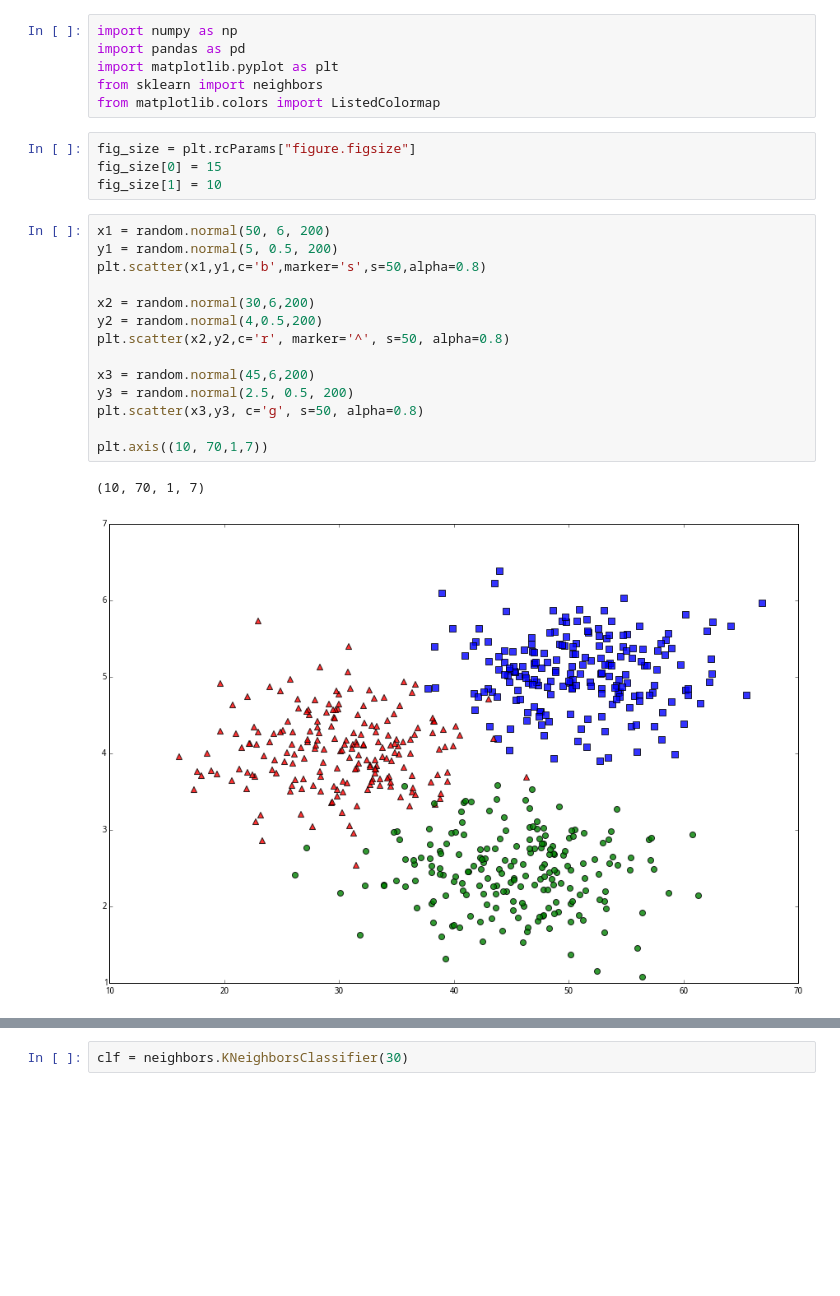
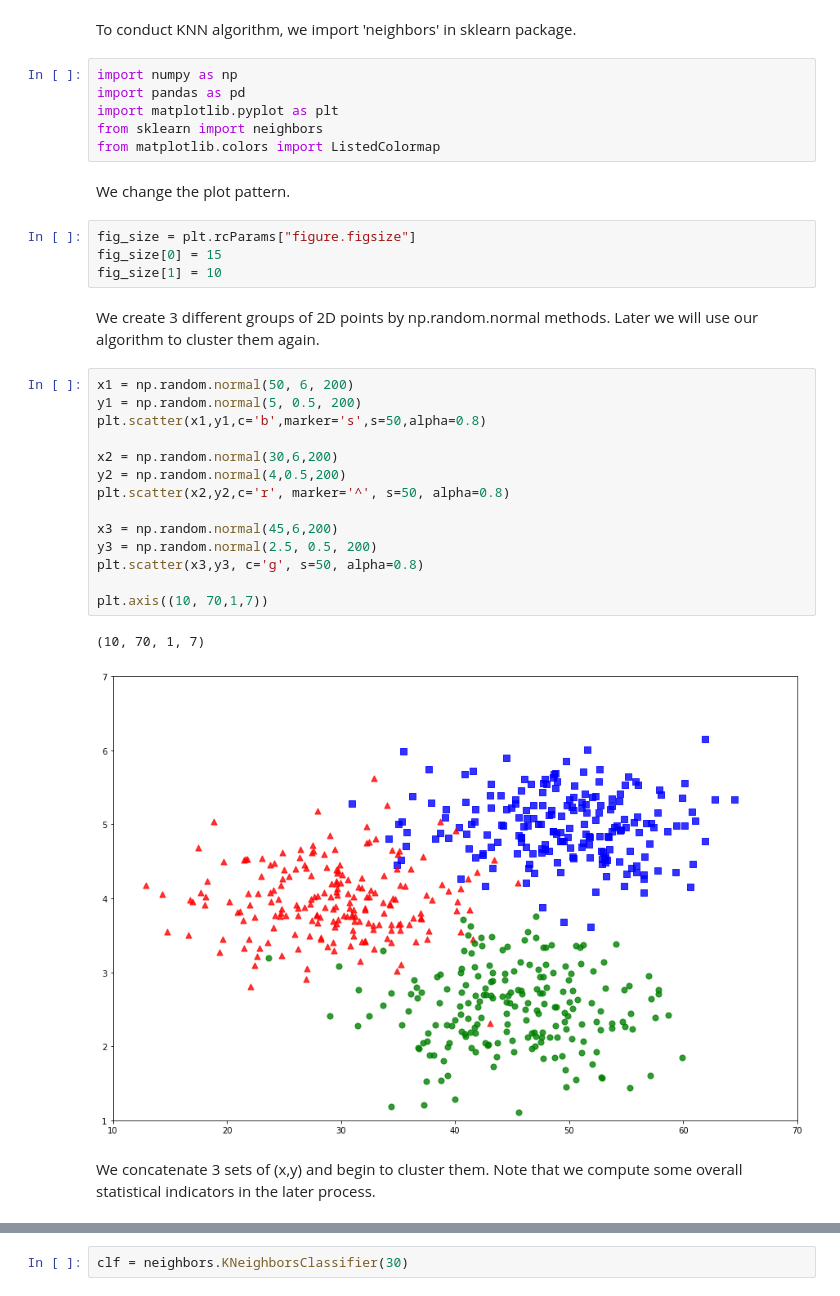
Before and after one commit to Pangbo15/SIQEF-RA-2020, a Jupyter notebook: SIQEF Assignment/scikit_learn/JointQuant-KNN/kNN scikit-learn code.ipynb, the cells around one changed output, grey strips where cells are left out. Drawn from its saved outputs; the diff is of its cells as text; blank space fills up the shorter version.

```diff
--- a/SIQEF Assignment/scikit_learn/JointQuant-KNN/kNN scikit-learn code.ipynb
+++ b/SIQEF Assignment/scikit_learn/JointQuant-KNN/kNN scikit-learn code.ipynb
@@ -1,30 +1,38 @@
+# %% [markdown]
+To conduct KNN algorithm, we import 'neighbors' in sklearn package.
 # %%
 import numpy as np
 import pandas as pd
 import matplotlib.pyplot as plt
 from sklearn import neighbors
 from matplotlib.colors import ListedColormap
+# %% [markdown]
+We change the plot pattern.
 # %%
 fig_size = plt.rcParams["figure.figsize"]
 fig_size[0] = 15
 fig_size[1] = 10
+# %% [markdown]
+We create 3 different groups of 2D points by np.random.normal methods. Later we will use our algorithm to cluster them again.
 # %%
-x1 = random.normal(50, 6, 200)
-y1 = random.normal(5, 0.5, 200)
+x1 = np.random.normal(50, 6, 200)
+y1 = np.random.normal(5, 0.5, 200)
 plt.scatter(x1,y1,c='b',marker='s',s=50,alpha=0.8)
 
-x2 = random.normal(30,6,200)
-y2 = random.normal(4,0.5,200)
+x2 = np.random.normal(30,6,200)
+y2 = np.random.normal(4,0.5,200)
 plt.scatter(x2,y2,c='r', marker='^', s=50, alpha=0.8)
 
-x3 = random.normal(45,6,200)
-y3 = random.normal(2.5, 0.5, 200)
+x3 = np.random.normal(45,6,200)
+y3 = np.random.normal(2.5, 0.5, 200)
 plt.scatter(x3,y3, c='g', s=50, alpha=0.8)
 
 plt.axis((10, 70,1,7))
 # %% [output]
 (10, 70, 1, 7)
-[figure, old version]
+[figure, new version]
+# %% [markdown]
+We concatenate 3 sets of (x,y) and begin to cluster them. Note that we compute some overall statistical indicators in the later process.
 # %%
 x_val = np.concatenate((x1,x2,x3))
 y_val = np.concatenate((y1,y2,y3))
```
Also changed, not shown: parts of 8 cells of this notebook, 3 other files.
